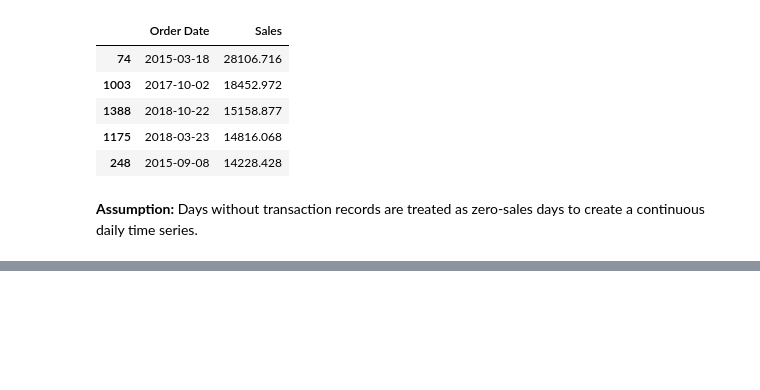
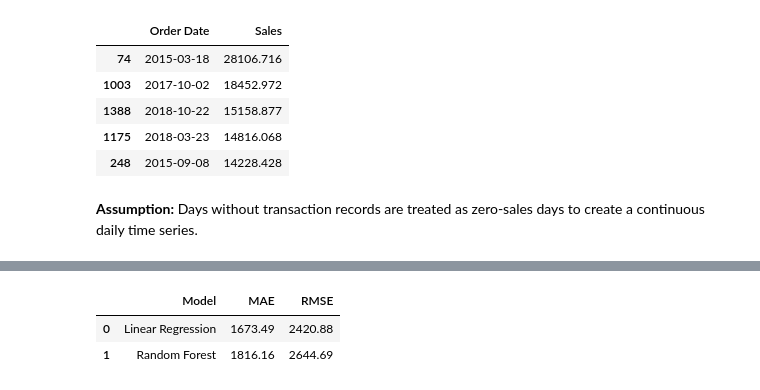
Before and after one commit to Ardatatl33/Sales_forecasting_System, a Jupyter notebook: notebooks/sales_forecasting.ipynb, the cells around one changed output, grey strips where cells are left out. Saved outputs shown, nothing was run; the diff lists cells and outputs as text; code cells hidden in the pictures; blank space fills up the shorter version.

```diff
--- a/notebooks/sales_forecasting.ipynb
+++ b/notebooks/sales_forecasting.ipynb
@@ -392,0 +479,52 @@ Columns: ['Order Date', 'Sales', 'Year', 'Month', 'Day']
+# %%
+import numpy as np
+
+from sklearn.metrics import (
+    mean_absolute_error,
+    mean_squared_error
+)
+
+linear_mae = mean_absolute_error(
+    y_test,
+    linear_predictions
+)
+
+linear_rmse = np.sqrt(
+    mean_squared_error(
+        y_test,
+        linear_predictions
+    )
+)
+
+random_forest_mae = mean_absolute_error(
+    y_test,
+    random_forest_predictions
+)
+
+random_forest_rmse = np.sqrt(
+    mean_squared_error(
+        y_test,
+        random_forest_predictions
+    )
+)
+
+evaluation_results = pd.DataFrame({
+    "Model": [
+        "Linear Regression",
+        "Random Forest"
+    ],
+    "MAE": [
+        linear_mae,
+        random_forest_mae
+    ],
+    "RMSE": [
+        linear_rmse,
+        random_forest_rmse
+    ]
+})
+
+evaluation_results.round(2)
+# %% [output]
+|  | Model | MAE | RMSE |
+| 0 | Linear Regression | 1673.49 | 2420.88 |
+| 1 | Random Forest | 1816.16 | 2644.69 |
```
Also changed, not shown: parts of 10 cells of this notebook.
